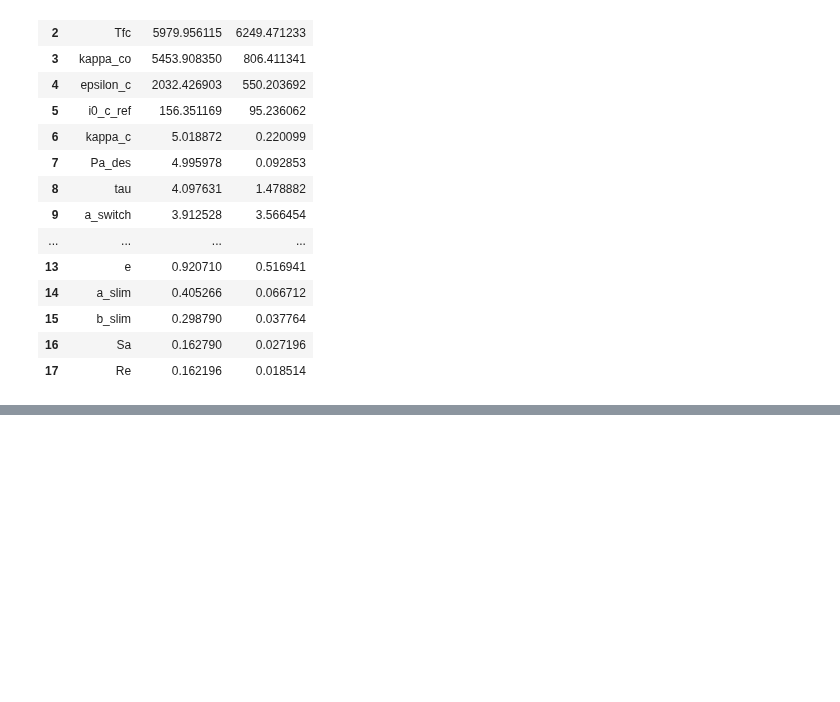
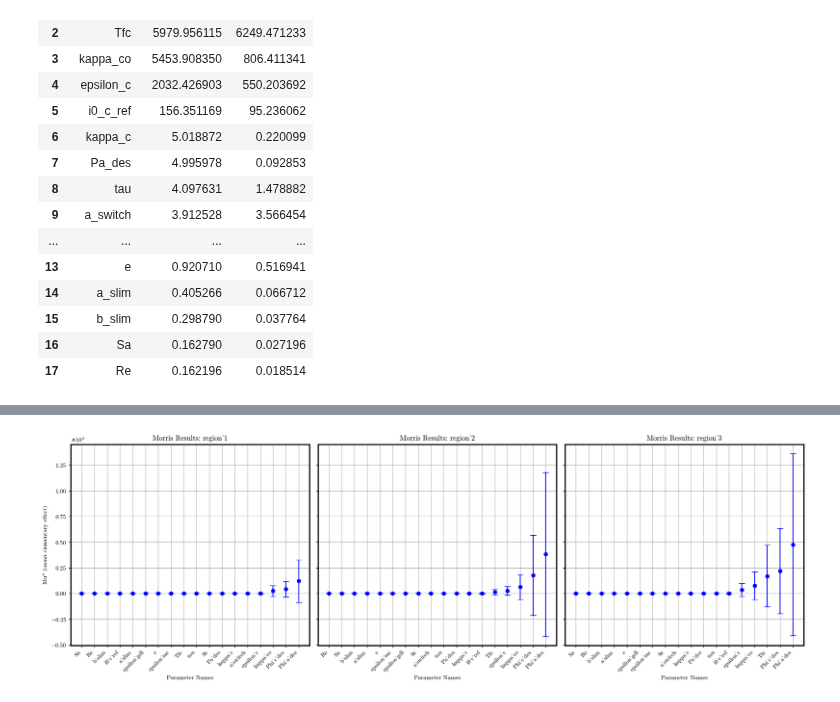
Before and after one commit to DejvisT/Sensitivity-Analysis-and-Surrogate-Modeling-of-PEM-Fuel-Cells, a Jupyter notebook: notebooks/02_sensitivity_analysis.ipynb, the cells around one changed output, grey strips where cells are left out. Drawn from its saved outputs; the diff is of its cells as text; code cells hidden in the pictures; blank space fills up the shorter version.

```diff
--- a/notebooks/02_sensitivity_analysis.ipynb
+++ b/notebooks/02_sensitivity_analysis.ipynb
@@ -136,0 +164,71 @@ plot_morris_results(morris_all)
+# %%
+from SALib.analyze import morris as morris_analyze
+
+morris_results = {}
+
+for region in [1, 2, 3]:
+    Y = data[f'Ucell_sum_region_{region}'].to_numpy()
+
+    morris_result = morris_analyze.analyze(
+        problem=problem,
+        X=samples_df.to_numpy(),
+        Y=Y,
+        conf_level=0.95,
+        num_levels=4,
+        print_to_console=False
+    )
+
+    morris_results[f'region_{region}'] = morris_result
+# %%
+import matplotlib.pyplot as plt
+import numpy as np
+
+def plot_morris_results_all_regions(morris_results):
+    """
+    Plots the Morris sensitivity analysis results for all regions.
+
+    Parameters:
+        morris_results (dict): Dictionary where keys are region names ('region_1', etc.)
+                               and values are Morris analysis dictionaries.
+    """
+    regions = list(morris_results.keys())
+    num_regions = len(regions)
+
+    fig, axes = plt.subplots(1, num_regions, figsize=(6 * num_regions, 6), sharey=True)
+
+    if num_regions == 1:
+        axes = [axes]  # Ensure axes is always iterable
+
+    for ax, region in zip(axes, regions):
+        result = morris_results[region]
+
+        names = result['names']
+        mu = result['mu_star']
+        sigma = result['mu_star_conf']
+
+        # Sort parameters
+        sorted_indices = np.argsort(mu)
+        names_sorted = np.array(names)[sorted_indices]
+        mu_sorted = np.array(mu)[sorted_indices]
+        sigma_sorted = np.array(sigma)[sorted_indices]
+
+        # Plot
+        ax.errorbar(names_sorted, mu_sorted, yerr=sigma_sorted, fmt='o', color='b', label='Mean ± Conf', capsize=5)
+        ax.set_title(f'Morris Results: {region}')
+        ax.set_xlabel('Parameter Names')
+        ax.grid(True)
+
+        # Rotate x-ticks
+        ax.set_xticks(np.arange(len(names_sorted)))
+        ax.set_xticklabels(names_sorted, rotation=45, ha='right')
+
+    axes[0].set_ylabel('Mu* (mean elementary effect)')
+
+    plt.tight_layout()
+    plt.show()
+
+# Example usage:
+# morris_results = {'region_1': ..., 'region_2': ..., 'region_3': ...}
+plot_morris_results_all_regions(morris_results)
+# %% [output]
+[figure, added]
```
Also changed, not shown: parts of 2 cells of this notebook.
